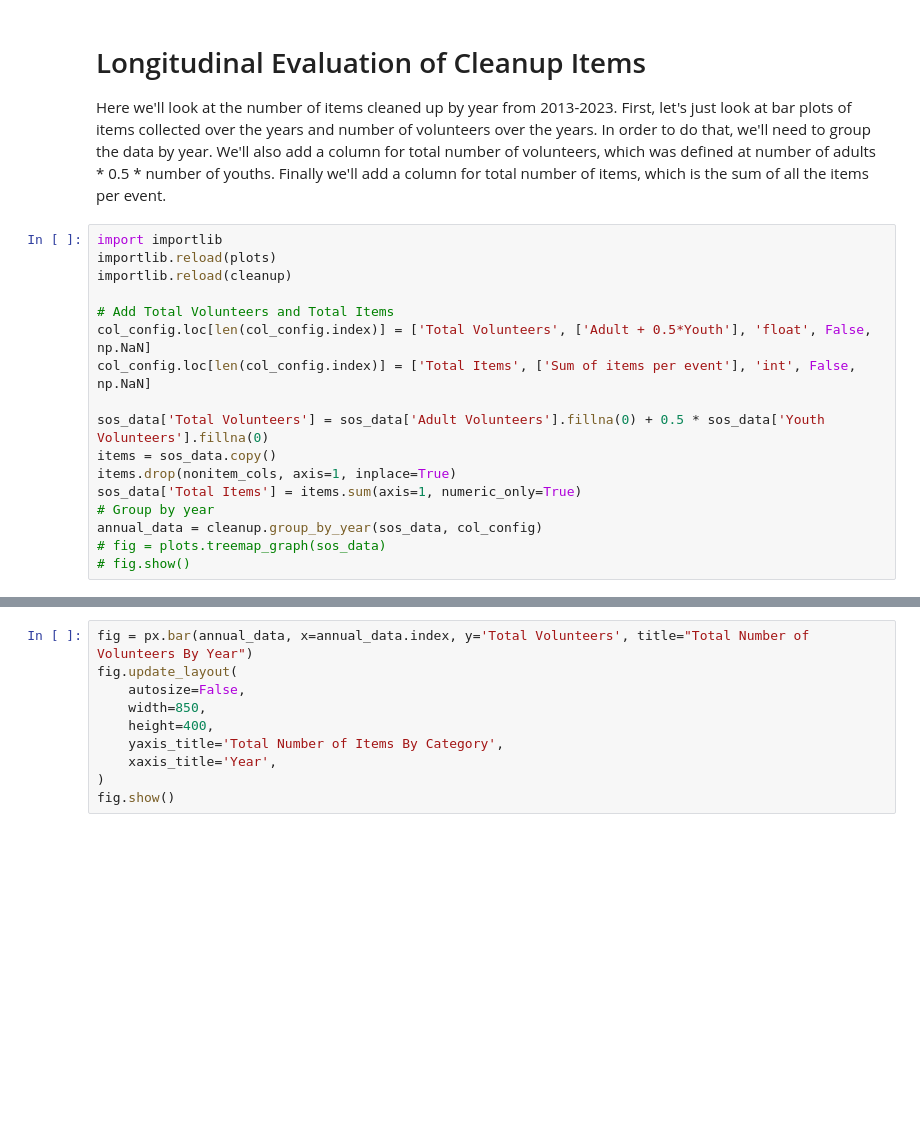
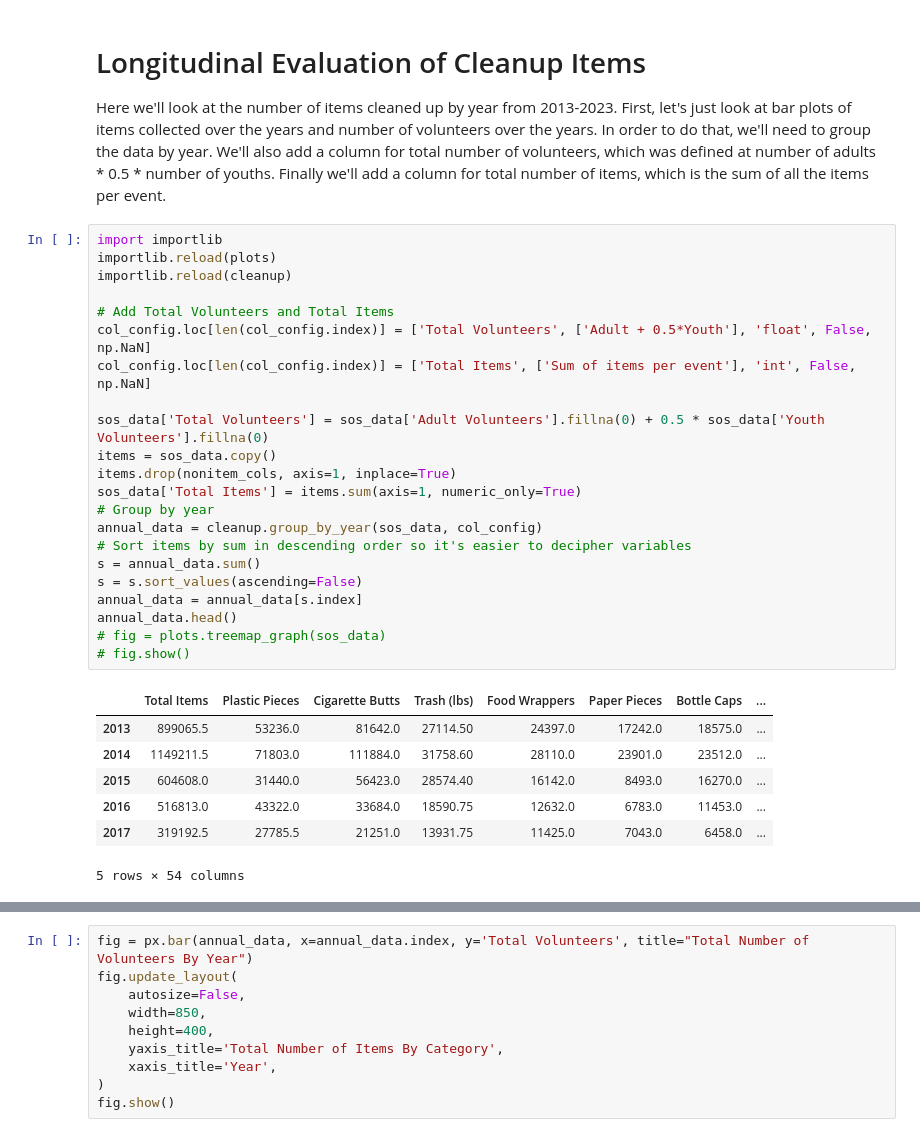
Before and after one commit to jennyfolkesson/saveOurShores, a Jupyter notebook: SOS_cleanup_data.ipynb, the cells around one changed output, grey strips where cells are left out. Drawn from its saved outputs; the diff is of its cells as text; blank space fills up the shorter version.

```diff
--- a/SOS_cleanup_data.ipynb
+++ b/SOS_cleanup_data.ipynb
@@ -104,20 +104,33 @@ In order to do that, we'll need to group the data by year. We'll also add a colu
 # %%
 import importlib
 importlib.reload(plots)
 importlib.reload(cleanup)
 
 # Add Total Volunteers and Total Items
 col_config.loc[len(col_config.index)] = ['Total Volunteers', ['Adult + 0.5*Youth'], 'float', False, np.NaN]
 col_config.loc[len(col_config.index)] = ['Total Items', ['Sum of items per event'], 'int', False, np.NaN]
 
 sos_data['Total Volunteers'] = sos_data['Adult Volunteers'].fillna(0) + 0.5 * sos_data['Youth Volunteers'].fillna(0)
 items = sos_data.copy()
 items.drop(nonitem_cols, axis=1, inplace=True)
 sos_data['Total Items'] = items.sum(axis=1, numeric_only=True)
 # Group by year
 annual_data = cleanup.group_by_year(sos_data, col_config)
+# Sort items by sum in descending order so it's easier to decipher variables
+s = annual_data.sum()
+s = s.sort_values(ascending=False)
+annual_data = annual_data[s.index]
+annual_data.head()
 # fig = plots.treemap_graph(sos_data)
 # fig.show()
+# %% [output]
+|  | Total Items | Plastic Pieces | Cigarette Butts | Trash (lbs) | Food Wrappers | Paper Pieces | Bottle Caps | ... |
+| 2013 | 899065.5 | 53236.0 | 81642.0 | 27114.50 | 24397.0 | 17242.0 | 18575.0 | ... |
+| 2014 | 1149211.5 | 71803.0 | 111884.0 | 31758.60 | 28110.0 | 23901.0 | 23512.0 | ... |
+| 2015 | 604608.0 | 31440.0 | 56423.0 | 28574.40 | 16142.0 | 8493.0 | 16270.0 | ... |
+| 2016 | 516813.0 | 43322.0 | 33684.0 | 18590.75 | 12632.0 | 6783.0 | 11453.0 | ... |
+| 2017 | 319192.5 | 27785.5 | 21251.0 | 13931.75 | 11425.0 | 7043.0 | 6458.0 | ... |
+5 rows × 54 columns
 # %%
 # Bar plot of items per year
 item_cols = list(col_config.loc[col_config['material'].notnull()]['name'])
```
Also changed, not shown: parts of 6 cells of this notebook, 1 other file.
